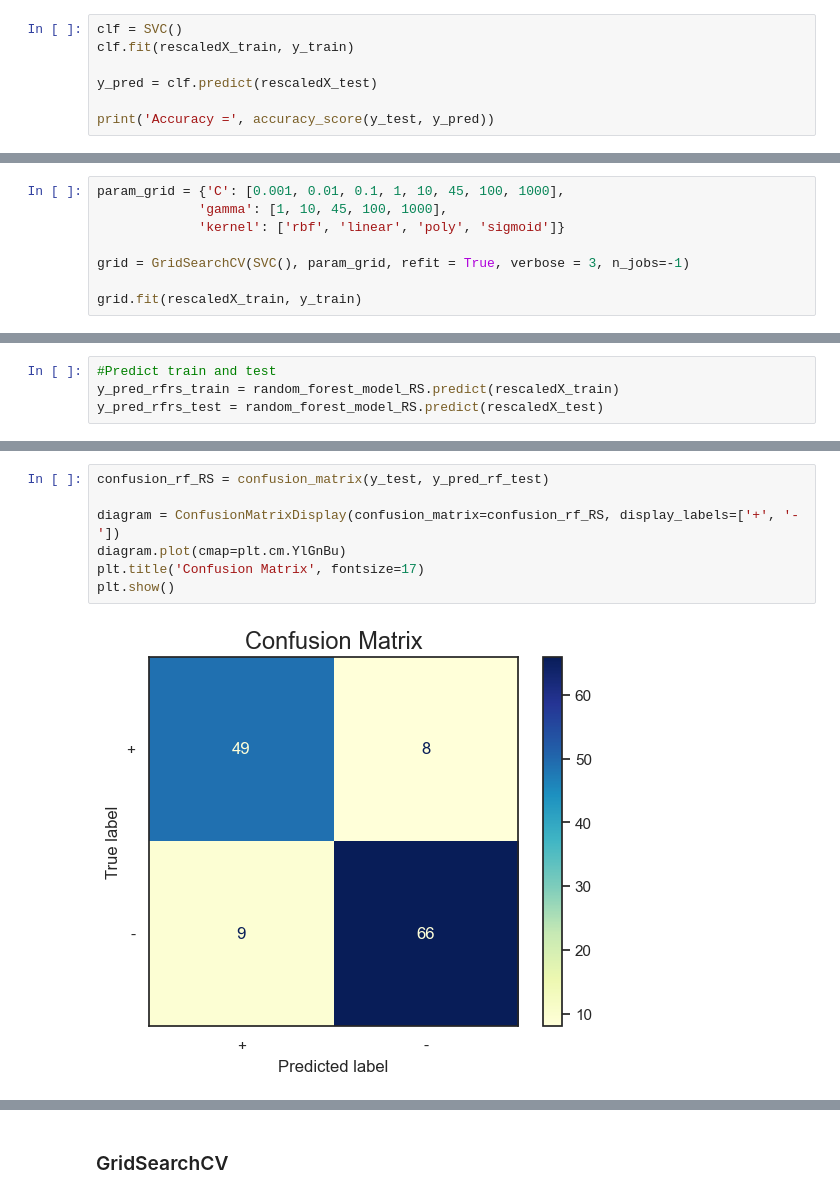
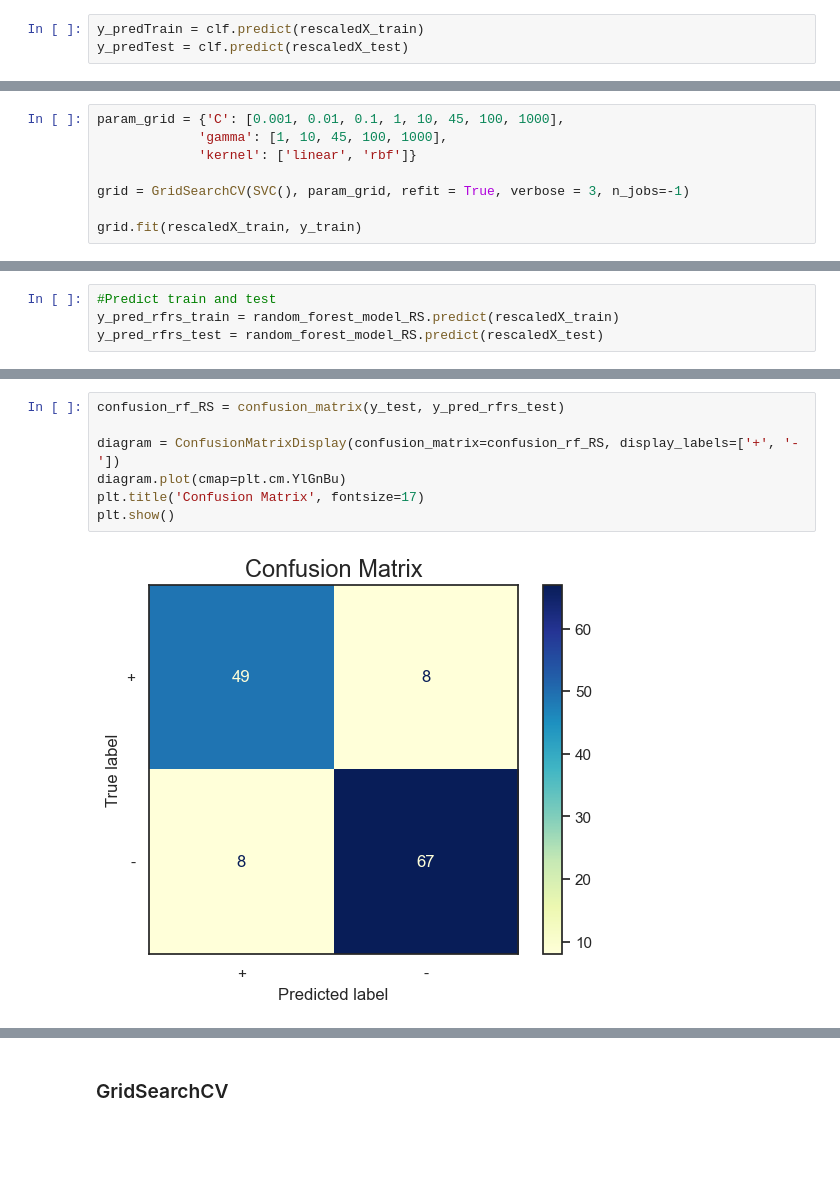
Before and after one commit to crabbbb/Credit-Approval, a Jupyter notebook: New CreditApproval Process.ipynb, the cells around one changed output, grey strips where cells are left out. Cells and saved outputs as stored; diff of their text form; blank space fills up the shorter version.

```diff
--- a/New CreditApproval Process.ipynb
+++ b/New CreditApproval Process.ipynb
@@ -1683,7 +1679,3 @@ Accuracy of RBF SVC classifier on test set = 0.86
 # %%
-clf = SVC()
-clf.fit(rescaledX_train, y_train)
-
-y_pred = clf.predict(rescaledX_test)
-
-print('Accuracy =', accuracy_score(y_test, y_pred))
+y_predTrain = clf.predict(rescaledX_train)
+y_predTest = clf.predict(rescaledX_test)
@@ -1694,7 +1721,7 @@ Accuracy = 0.8484848484848485
 # %%
 param_grid = {'C': [0.001, 0.01, 0.1, 1, 10, 45, 100, 1000],
              'gamma': [1, 10, 45, 100, 1000],
-             'kernel': ['rbf', 'linear', 'poly', 'sigmoid']}
+             'kernel': ['linear', 'rbf']}
 
 grid = GridSearchCV(SVC(), param_grid, refit = True, verbose = 3, n_jobs=-1)
 
@@ -1867,12 +1907,12 @@ RMSE for Test Data after Random Search      >  0.3692744729379982
 # %%
-confusion_rf_RS = confusion_matrix(y_test, y_pred_rf_test)
+confusion_rf_RS = confusion_matrix(y_test, y_pred_rfrs_test)
 
 diagram = ConfusionMatrixDisplay(confusion_matrix=confusion_rf_RS, display_labels=['+', '-'])
 diagram.plot(cmap=plt.cm.YlGnBu)
 plt.title('Confusion Matrix', fontsize=17)
 plt.show()
 # %% [output]
-[figure, old version]
+[figure, new version]
 # %%
 print(classification_report(y_test, y_pred_rfrs_test))
 # %% [output]
```
Also changed, not shown: parts of 76 cells of this notebook, 6 other files.
